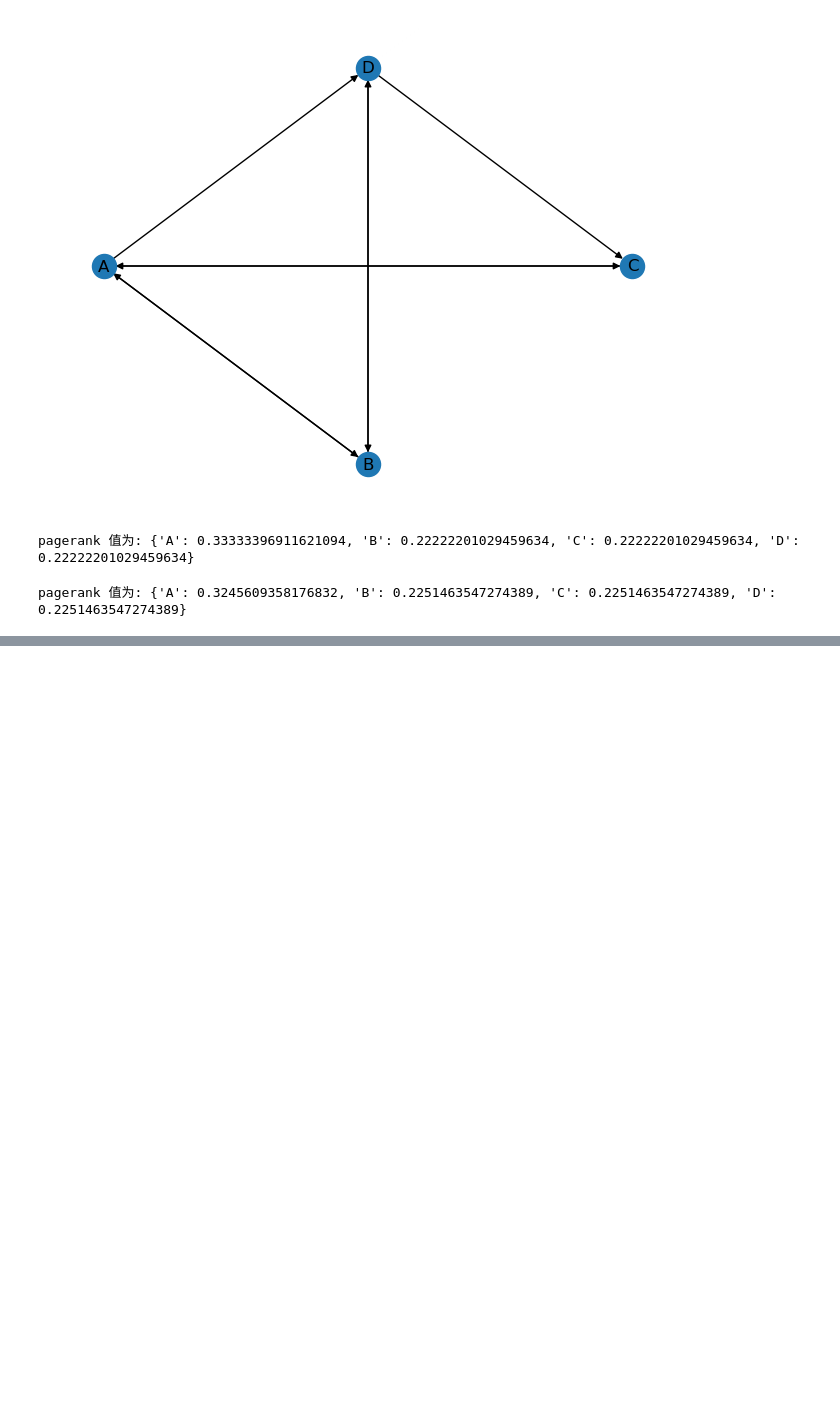
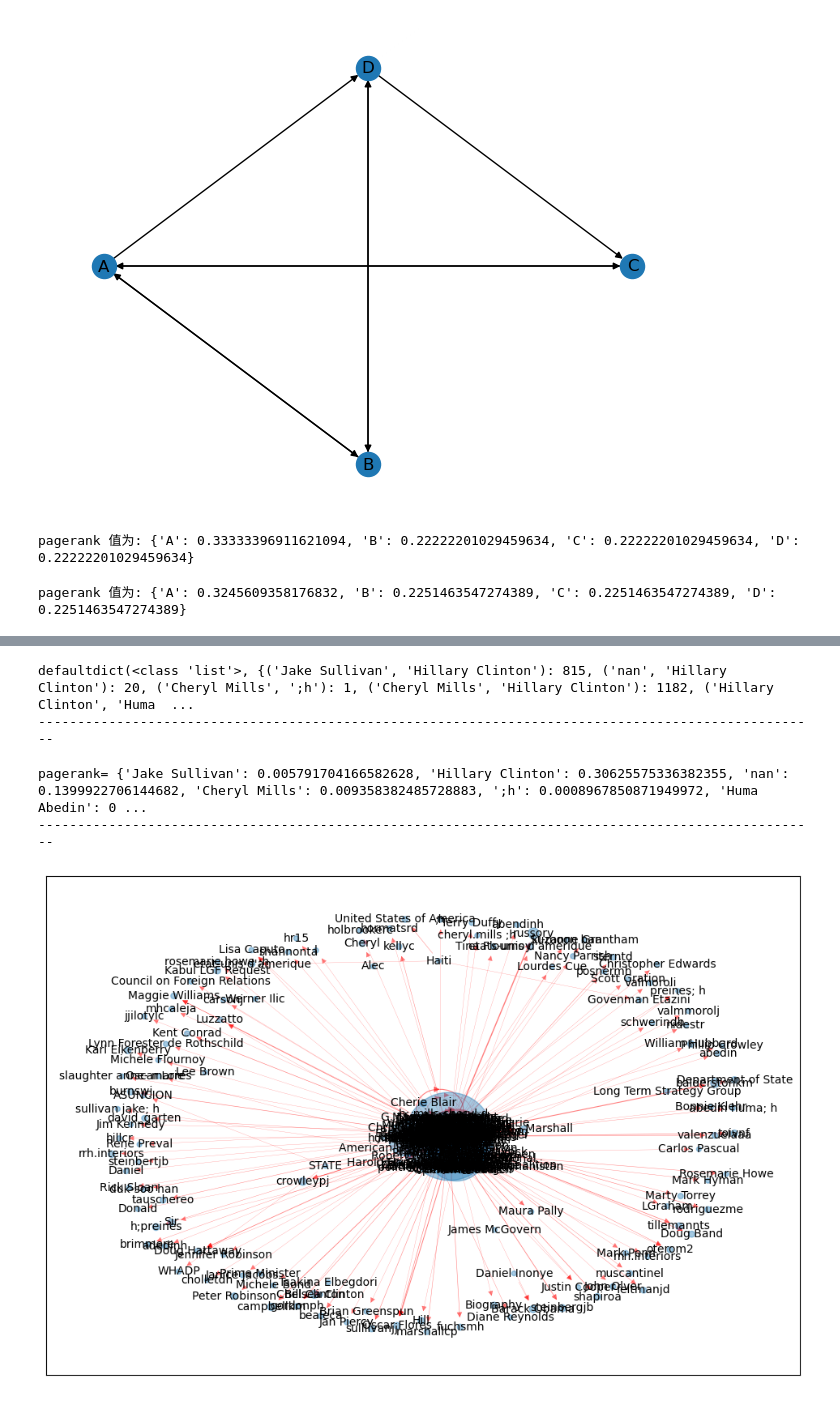
Before and after one commit to hivandu/AI_Cheats, a Jupyter notebook: Core BI/26. pagerank.ipynb, the cells around one changed output, grey strips where cells are left out. Drawn from its saved outputs; the diff is of its cells as text; code cells hidden in the pictures; blank space fills up the shorter version.

```diff
--- a/Core BI/26. pagerank.ipynb
+++ b/Core BI/26. pagerank.ipynb
@@ -32,0 +95,43 @@ pagerank 值为: {'A': 0.3245609358176832, 'B': 0.2251463547274389, 'C': 0.22514
+# %%
+# 将寄件人和收件人的姓名规范化
+emails.MetadataFrom = emails.MetadataFrom.apply(unify_name)
+emails.MetadataTo = emails.MetadataTo.apply(unify_name)
+# %%
+# 设置边的权重等于发邮件的次数
+edges_weights_temp = defaultdict(list)
+for row in zip(emails.MetadataFrom, emails.MetadataTo, emails.RawText):
+  temp = (row[0], row[1])
+  if temp not in edges_weights_temp:
+    edges_weights_temp[temp] = 1
+  else:
+    edges_weights_temp[temp] = edges_weights_temp[temp] + 1
+
+print(edges_weights_temp)
+print('-' * 100)
+# %% [output]
+defaultdict(<class 'list'>, {('Jake Sullivan', 'Hillary Clinton'): 815, ('nan', 'Hillary Clinton'): 20, ('Cheryl Mills', ';h'): 1, ('Cheryl Mills', 'Hillary Clinton'): 1182, ('Hillary Clinton', 'Huma  ...
+----------------------------------------------------------------------------------------------------
+# %%
+# 转化格式(from, to), weight => from, to, weight
+edges_weights = [(key[0], key[1], val) for key, val in edges_weights_temp.items()]
+# %%
+# 创建一个有向图
+graph = nx.DiGraph()
+# 设置有向图中的路径及权重(from, to, weight)
+graph.add_weighted_edges_from(edges_weights)
+# 计算每个节点(人物)的PR值, 并作为节点的pagerank属性
+pagerank = nx.pagerank(graph)
+print('pagerank=', pagerank)
+print('-' * 100)
+# %% [output]
+pagerank= {'Jake Sullivan': 0.005791704166582628, 'Hillary Clinton': 0.30625575336382355, 'nan': 0.1399922706144682, 'Cheryl Mills': 0.009358382485728883, ';h': 0.0008967850871949972, 'Huma Abedin': 0 ...
+----------------------------------------------------------------------------------------------------
+# %%
+# 获取每个节点的pagerank数值
+pagerank_list = {node: rank for node, rank in pagerank.items()}
+# 将pagerank数值作为节点的属性
+nx.set_node_attributes(graph, name='pagerank', values=pagerank_list)
+# 画网络图
+show_graph(graph, 'sprint_layout')
+# %% [output]
+[figure, added]
```
Also changed, not shown: parts of 14 cells of this notebook.
